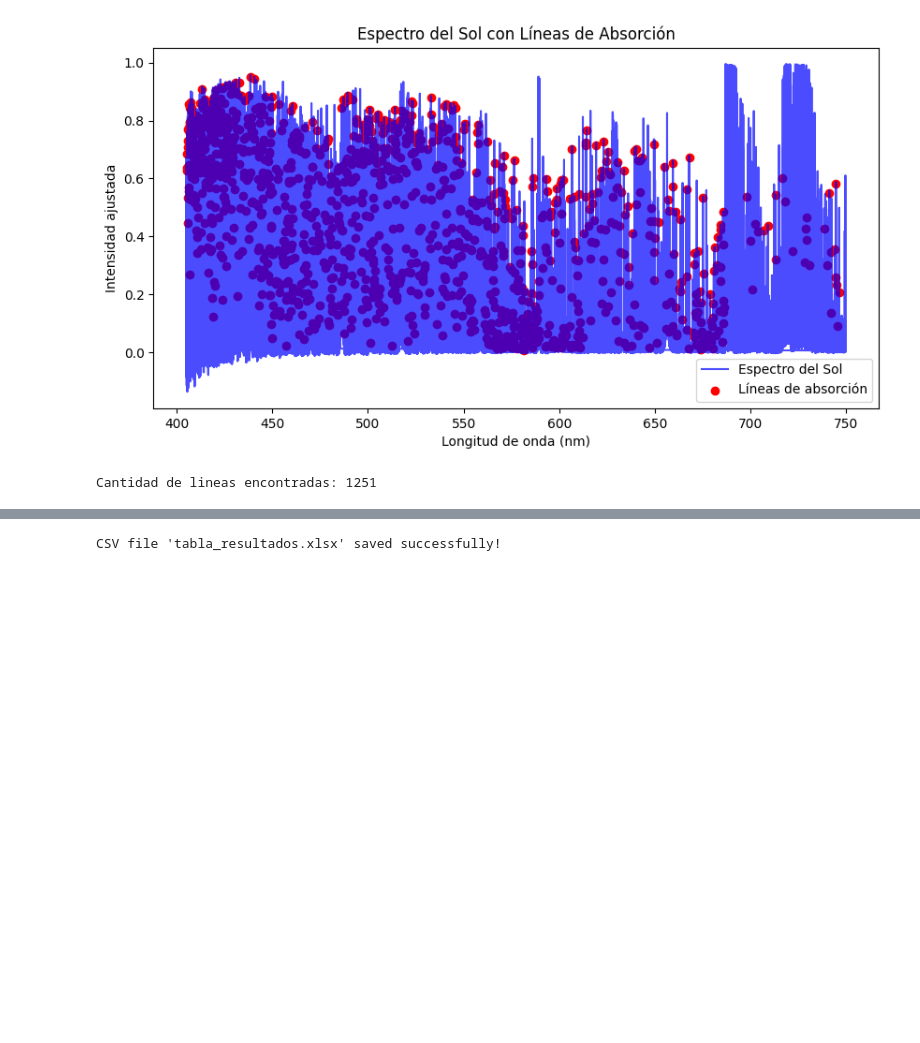
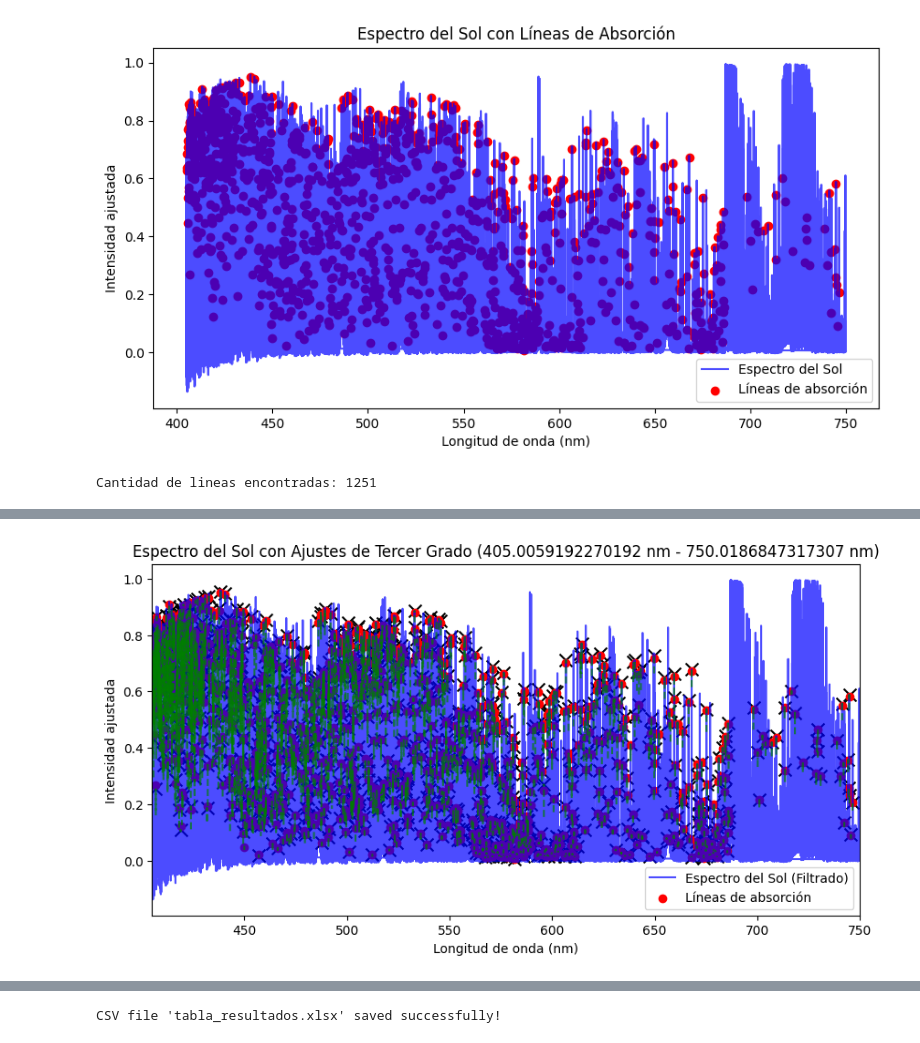
Before and after one commit to EstebanFuentesS/Proyecto-Teorico-202501, a Jupyter notebook: main.ipynb, the cells around one changed output, grey strips where cells are left out. Drawn from its saved outputs; the diff is of its cells as text; code cells hidden in the pictures; blank space fills up the shorter version.

Commit message:
Update Bordes Con Longitud de Onda

```diff
--- a/main.ipynb
+++ b/main.ipynb
@@ -253,3 +308,82 @@ plt.show()
+# %%
+puntos_a_lados = 60
+
+plt.figure(figsize=(10, 5))
+plt.plot(df2_filtrado["Wave"], df2_filtrado["nFlux_ajustada"], label="Espectro del Sol (Filtrado)", color="blue", alpha=0.7)
+
+# Ajuste
+c = 0
+lambda_natural = []
+flux_lista = []
+
+for centro in valores_mas_cercanos_filtrados:
+    idx_centro = df2.index[df2["Wave"] == centro][0]
+    idx_derecha = (df2["Wave"] - (centro - limit_nm)).abs().idxmin()
+    idx_izquierda = (df2["Wave"] - (centro + limit_nm)).abs().idxmin()
+    #print(idx_izquierda, idx_derecha)
+
+    #Seleccionar puntos
+    idx_min = idx_izquierda
+    idx_max = idx_derecha
+
+    '''idx_min = max(0, idx_centro - puntos_a_lados)
+    idx_max = min(len(df2) - 1, idx_centro + puntos_a_lados)'''
+
+    wave_segment = df2["Wave"].iloc[idx_min:idx_max].values
+    #print(wave_segment)
+    flux_segment = df2["nFlux_ajustada"].iloc[idx_min:idx_max].values
+
+    #Ajuste
+    coefs = poly.polyfit(wave_segment, flux_segment, 4)
+
+    #Derivar
+    d_coefs = poly.polyder(coefs)
+    critical_points = poly.polyroots(d_coefs)  #Raices de la deriv.
+
+    if lambda_min == minimo and lambda_max == maximo:
+        valid_critical_points = critical_points
+    else:
+        valid_critical_points = [x for x in critical_points if wave_segment.min() <= x <= wave_segment.max()]
+
+    '''valid_critical_points = [x for x in critical_points if wave_segment.min() <= x <= wave_segment.max()]'''
+
+    valid_critical_points = [x.real for x in critical_points if x.imag == 0 and wave_segment.min() <= x.real <= wave_segment.max()]
+
+    #print(critical_points)
+
+    #raise KeyboardInterrupt
+
+    if valid_critical_points:
+        flux_criticos = poly.polyval(valid_critical_points, coefs)
+
+        #Encontrar maximo
+        max_idx = np.argmax(flux_criticos)
+        max_wave = valid_critical_points[max_idx]
+        max_flux = flux_criticos[max_idx]
+
+        lambda_natural.append(max_wave)
+        flux_lista.append(max_flux)
+
+        plt.scatter(max_wave, max_flux, color="black", marker="x", s=100)
+
+    #Evaluar el ajuste en los puntos de la curva
+    wave_fit = np.linspace(wave_segment.min(), wave_segment.max(), 100)
+    flux_fit = poly.polyval(wave_fit, coefs)
+    plt.plot(wave_fit, flux_fit, linestyle="--", color="green", alpha=0.7)
+    warnings.filterwarnings("ignore", category=UserWarning, module="numpy.polynomial.polynomial")
+
+plt.scatter(valores_mas_cercanos_filtrados,
+            [df2.loc[df2["Wave"] == val, "nFlux_ajustada"].values[0] for val in valores_mas_cercanos_filtrados],
+            color='red', label="Líneas de absorción")
+
+plt.xlabel("Longitud de onda (nm)")
+plt.ylabel("Intensidad ajustada")
+plt.legend()
+plt.title(f"Espectro del Sol con Ajustes de Tercer Grado ({lambda_min} nm - {lambda_max} nm)")
+plt.xlim(lambda_min, lambda_max)
+plt.show()
+# %% [output]
+[figure, added]
 # %%
 lambda_obs = valores_mas_cercanos_filtrados
 C = 299792458 #en metros por segundo
```
Also changed, not shown: parts of 9 cells of this notebook, 1 other file.
